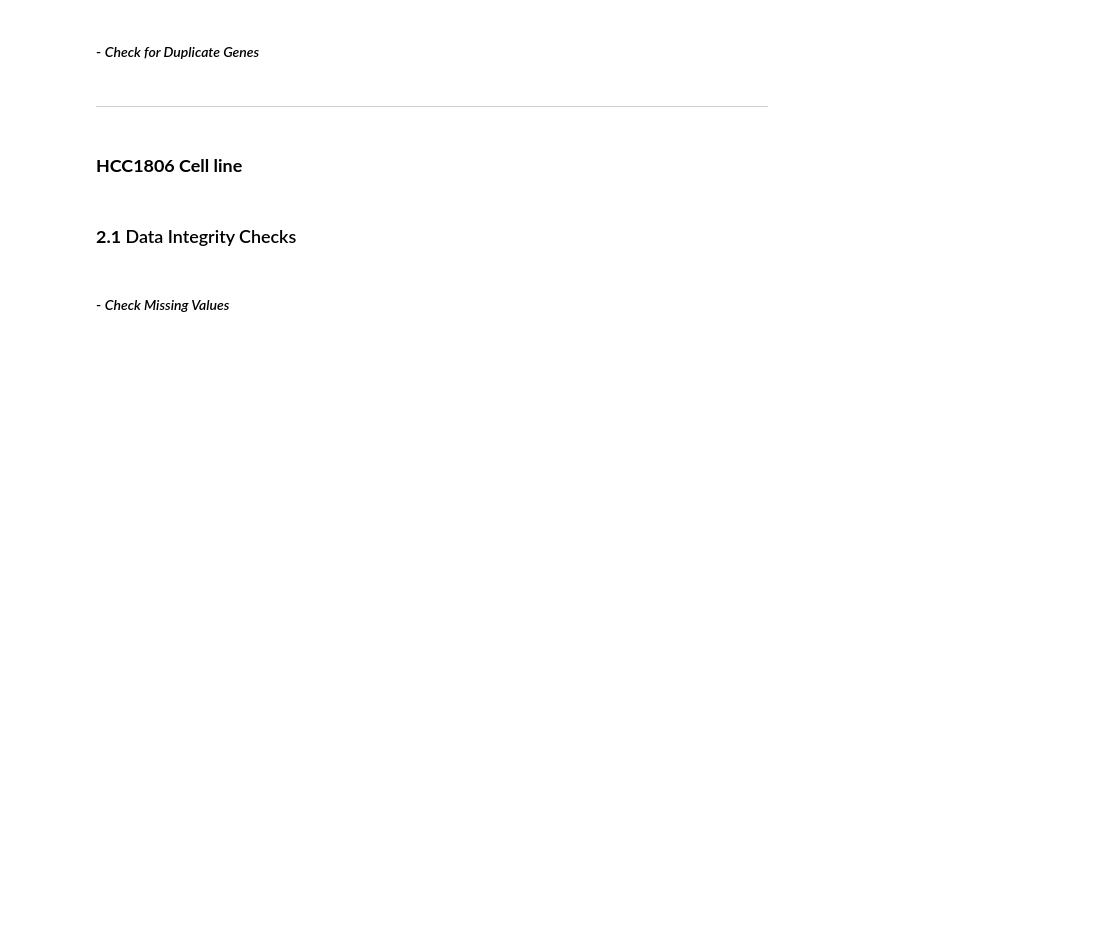
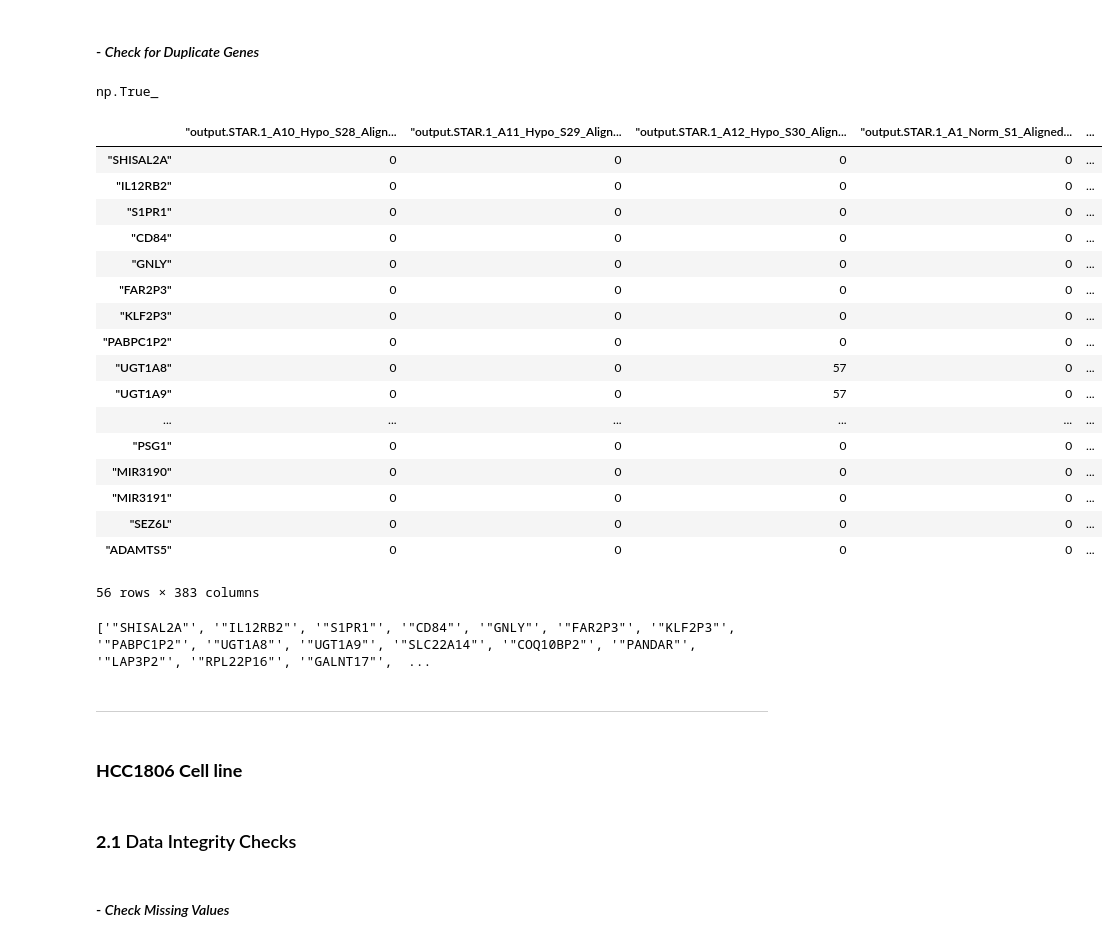
Before and after one commit to katiarusso/breast-cancer-ml-classification, a Jupyter notebook: Notebooks/Main.ipynb, the cells around one changed output. Drawn from its saved outputs; the diff is of its cells as text; code cells hidden in the pictures; blank space fills up the shorter version.

```diff
--- a/Notebooks/Main.ipynb
+++ b/Notebooks/Main.ipynb
@@ -264,5 +320,35 @@ We are going to verify that data is all numeric where needed and that the gene i
 # %% [markdown]
 #### - *Check for Duplicate Genes*
+# %%
+dfs_mcf_unfiltered.duplicated().any()
+# %% [output]
+np.True_
+# %%
+duplicate_rows_mcf = dfs_mcf_unfiltered.duplicated(keep=False)
+dfs_mcf_unfiltered[duplicate_rows_mcf]
+# %% [output]
+|  | "output.STAR.1_A10_Hypo_S28_Align... | "output.STAR.1_A11_Hypo_S29_Align... | "output.STAR.1_A12_Hypo_S30_Align... | "output.STAR.1_A1_Norm_S1_Aligned... | ... |
+| "SHISAL2A" | 0 | 0 | 0 | 0 | ... |
+| "IL12RB2" | 0 | 0 | 0 | 0 | ... |
+| "S1PR1" | 0 | 0 | 0 | 0 | ... |
+| "CD84" | 0 | 0 | 0 | 0 | ... |
+| "GNLY" | 0 | 0 | 0 | 0 | ... |
+| "FAR2P3" | 0 | 0 | 0 | 0 | ... |
+| "KLF2P3" | 0 | 0 | 0 | 0 | ... |
+| "PABPC1P2" | 0 | 0 | 0 | 0 | ... |
+| "UGT1A8" | 0 | 0 | 57 | 0 | ... |
+| "UGT1A9" | 0 | 0 | 57 | 0 | ... |
+| ... | ... | ... | ... | ... | ... |
+| "PSG1" | 0 | 0 | 0 | 0 | ... |
+| "MIR3190" | 0 | 0 | 0 | 0 | ... |
+| "MIR3191" | 0 | 0 | 0 | 0 | ... |
+| "SEZ6L" | 0 | 0 | 0 | 0 | ... |
+| "ADAMTS5" | 0 | 0 | 0 | 0 | ... |
+56 rows × 383 columns
+# %%
+print(dfs_mcf_unfiltered[duplicate_rows_mcf].index.tolist())
+# %% [output]
+['"SHISAL2A"', '"IL12RB2"', '"S1PR1"', '"CD84"', '"GNLY"', '"FAR2P3"', '"KLF2P3"', '"PABPC1P2"', '"UGT1A8"', '"UGT1A9"', '"SLC22A14"', '"COQ10BP2"', '"PANDAR"', '"LAP3P2"', '"RPL22P16"', '"GALNT17"',  ...
 # %% [markdown]
 -------
 # %% [markdown]
```
Also changed, not shown: parts of 10 cells of this notebook.
